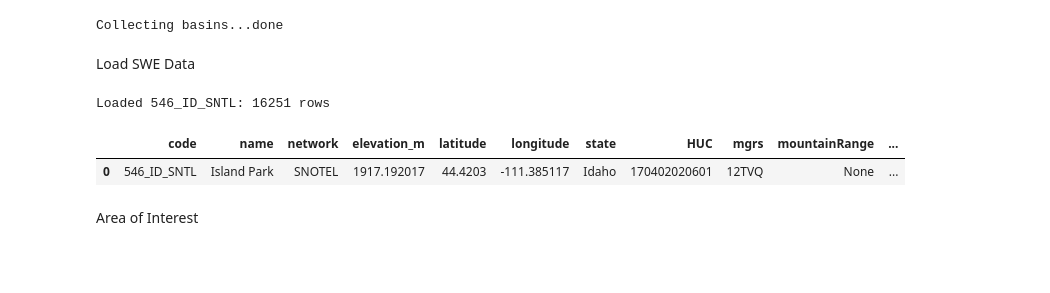
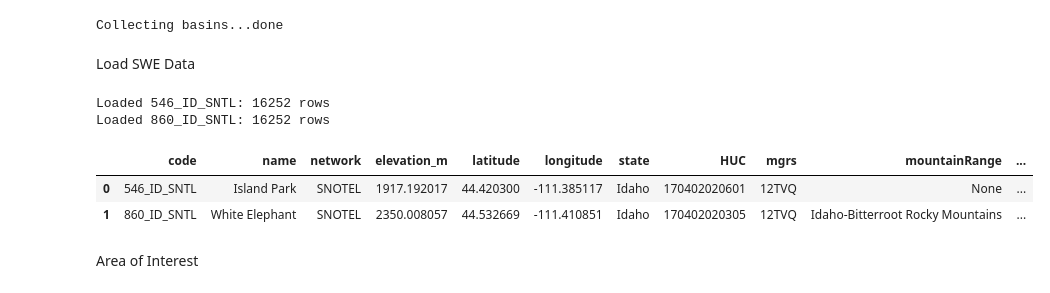
Before and after one commit to annasosnovske/HydroinformaticsHW2, a Jupyter notebook: HW2_FigureDevelopment.ipynb, the cells around one changed output. Cells and saved outputs as stored; diff of their text form; code cells hidden in the pictures; blank space fills up the shorter version.

Commit message:
created scripts and seperated notebooks

```diff
--- a/HW2.ipynb
+++ b/HW2_FigureDevelopment.ipynb
@@ -29,17 +27,7 @@ Retrieving data for Site: 13042500 from 1980-01-01 to 2026-03-30...
 # %%
-# put this in a seperate script eventually
-basinname = 'IslandParkReservoir'
-#Getting basin geometry
-print('Collecting basins...', end='')
-basin = nldi.get_basins(usgs_gage_id)
-if not os.path.exists('files'):
-    os.makedirs('files')
-basin.to_file(f"files/{basinname}.shp")
-print('done')
-
-site_feature = nldi.getfeature_byid("nwissite", f"USGS-{usgs_gage_id}")
-upstream_network = nldi.navigate_byid(
-    "nwissite", f"USGS-{usgs_gage_id}", "upstreamMain", "flowlines", distance=9999
+basinname = "IslandParkReservoir"
+basin, site_feature, upstream_network = hw2_data.load_basin_and_network(
+    usgs_gage_id, basinname
 )
 # %% [output]
 Collecting basins...done
@@ -57,33 +39,21 @@ cleaned.rename(columns={'flow_cfs': 'flow_cms'}, inplace=True)
 Load SWE Data
 # %%
 # Load SNOTEL/SWE data
-import importlib
-importlib.reload(getData)
-
 # Data source: Gagliano, E. (2024). snotel_ccss_stations v1.0
-requested_sites = ['546_ID_SNTL']
-snotel_data = getData.load_snotel_data(requested_sites)
+requested_sites = ["546_ID_SNTL", "860_ID_SNTL"]
+snotel_data = hw2_data.load_requested_snotel_data(requested_sites)
 # %% [output]
-Loaded 546_ID_SNTL: 16251 rows
+Loaded 546_ID_SNTL: 16252 rows
+Loaded 860_ID_SNTL: 16252 rows
 # %%
-# Create geodataframe of all stations
-all_stations_gdf = gpd.read_file('https://raw.githubusercontent.com/egagli/snotel_ccss_stations/main/all_stations.geojson').set_index('code')
-all_stations_gdf = all_stations_gdf[all_stations_gdf['csvData'] == True]
-
-# Keep only the target SNOTEL station
-target_codes = {'546_ID_SNTL'}
-gdf_in_bbox = all_stations_gdf[all_stations_gdf.index.astype(str).isin(target_codes)].copy()
-
-# Reset index to have site id as a column
-gdf_in_bbox.reset_index(drop=False, inplace=True)
-
-# Make begin and end date strings for folium serialization
-gdf_in_bbox['beginDate'] = [datetime.datetime.strftime(gdf_in_bbox['beginDate'][i], "%Y-%m-%d") for i in np.arange(0, len(gdf_in_bbox), 1)]
-gdf_in_bbox['endDate'] = [datetime.datetime.strftime(gdf_in_bbox['endDate'][i], "%Y-%m-%d") for i in np.arange(0, len(gdf_in_bbox), 1)]
+# Create geodataframe for target SNOTEL stations
+target_codes = {"546_ID_SNTL", "860_ID_SNTL"}
+all_stations_gdf, gdf_in_bbox = hw2_data.load_station_metadata(target_codes)
 gdf_in_bbox
 # %% [output]
 |  | code | name | network | elevation_m | latitude | longitude | state | HUC | mgrs | mountainRange | ... |
-| 0 | 546_ID_SNTL | Island Park | SNOTEL | 1917.192017 | 44.4203 | -111.385117 | Idaho | 170402020601 | 12TVQ | None | ... |
+| 0 | 546_ID_SNTL | Island Park | SNOTEL | 1917.192017 | 44.420300 | -111.385117 | Idaho | 170402020601 | 12TVQ | None | ... |
+| 1 | 860_ID_SNTL | White Elephant | SNOTEL | 2350.008057 | 44.532669 | -111.410851 | Idaho | 170402020305 | 12TVQ | Idaho-Bitterroot Rocky Mountains | ... |
 # %% [markdown]
 Area of Interest
 # %%
```
Also changed, not shown: parts of 6 cells of this notebook, 11 other files.
